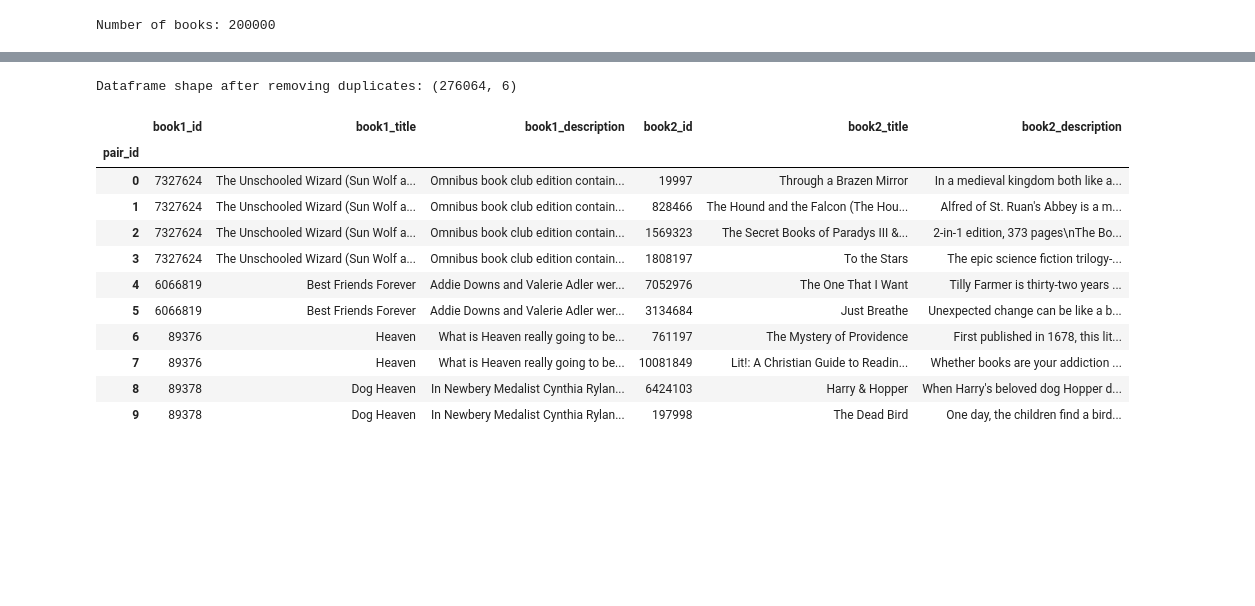
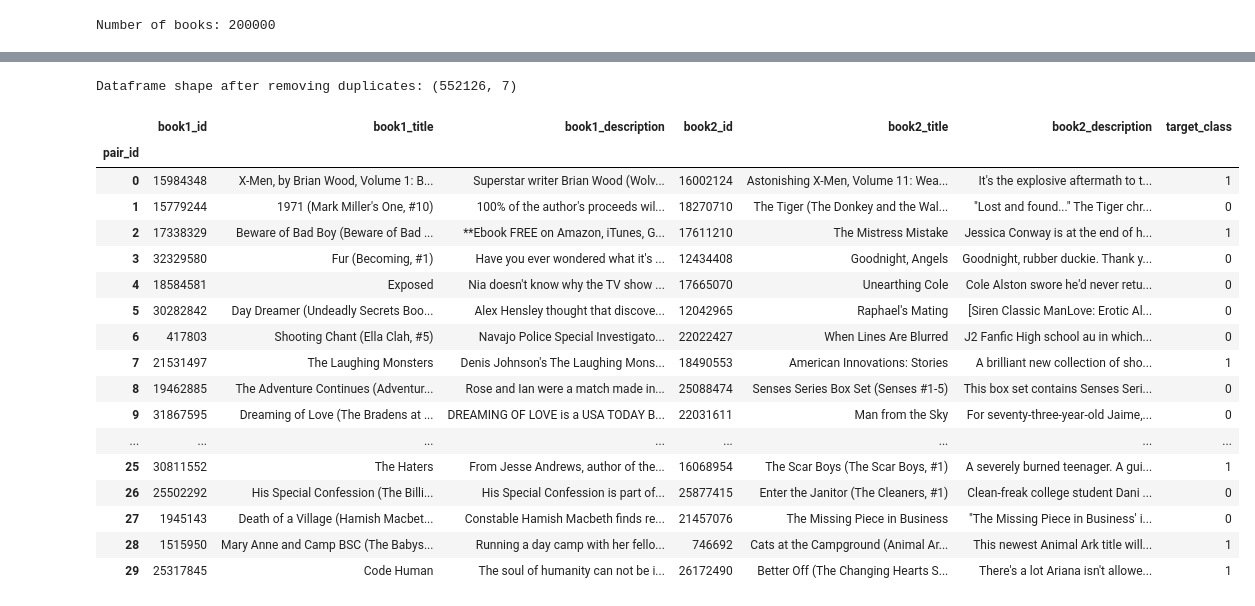
Before and after one commit to ZdravkoHvarlingov/bert-for-recommendation, a Jupyter notebook: data_exploration_and_preprocessing.ipynb, the cells around one changed output, grey strips where cells are left out. Cells and saved outputs as stored; diff of their text form; code cells hidden in the pictures; blank space fills up the shorter version.

```diff
--- a/data_exploration_and_preprocessing.ipynb
+++ b/data_exploration_and_preprocessing.ipynb
@@ -39,7 +51,7 @@ def extract_features_of_interest(books):
 
     return result
 # %%
-books = extract_features_of_interest(books)
+books = extract_features_of_interest(books_raw)
 # %%
 def filter_out_similar_books_out_of_scope_(books):
     for book_id in books:
@@ -92,3 +87,36 @@ def construct_similar_book_pairs(books):
+# %%
+def construct_book_pair(book1, book2, target_class):
+    return {
+        'book1_id': book1['book_id'],
+        'book1_title': book1['title'],
+        'book1_description': book1['description'],
+        'book2_id': book2['book_id'],
+        'book2_title': book2['title'],
+        'book2_description': book2['description'],
+        'target_class': target_class
+    }
+# %%
+def construct_book_pairs(books):
+    pairs = []
+
+    # Actual similar books hence target class 1
+    for book_id in books:
+        book = books[book_id]
+        for similar_book_id in book['similar_books']:
+            similar_book = books[similar_book_id]
+            pairs.append(construct_book_pair(book, similar_book, 1))
+
+    # The same number of randomly selected books to form pair of target class 0
+    num_of_similar_book_pairs = len(pairs)
+    num_of_books = len(books)
+    book_ids = list(books.keys())
+    for _ in range(num_of_similar_book_pairs):
+        book1_id = book_ids[randrange(num_of_books)]
+        book2_id = book_ids[randrange(num_of_books)]
+        pairs.append(construct_book_pair(books[book1_id], books[book2_id], 0))
+
+    shuffle(pairs)
+    return pairs
 # %%
-pairs = construct_similar_book_pairs(books)
+pairs = construct_book_pairs(books)
 # %%
@@ -130,18 +165,24 @@ Dataframe shape: (276064, 6)
 pairs_df = pairs_df.drop_duplicates(subset=['book1_id', 'book2_id'])
 # %%
 print(f'Dataframe shape after removing duplicates: {pairs_df.shape}')
-pairs_df.head(10)
+pairs_df.head(30)
 # %% [output]
-Dataframe shape after removing duplicates: (276064, 6)
+Dataframe shape after removing duplicates: (552126, 7)
-|  | book1_id | book1_title | book1_description | book2_id | book2_title | book2_description |
-| pair_id |  |  |  |  |  |  |
-| 0 | 7327624 | The Unschooled Wizard (Sun Wolf a... | Omnibus book club edition contain... | 19997 | Through a Brazen Mirror | In a medieval kingdom both like a... |
-| 1 | 7327624 | The Unschooled Wizard (Sun Wolf a... | Omnibus book club edition contain... | 828466 | The Hound and the Falcon (The Hou... | Alfred of St. Ruan's Abbey is a m... |
-| 2 | 7327624 | The Unschooled Wizard (Sun Wolf a... | Omnibus book club edition contain... | 1569323 | The Secret Books of Paradys III &... | 2-in-1 edition, 373 pages\nThe Bo... |
-| 3 | 7327624 | The Unschooled Wizard (Sun Wolf a... | Omnibus book club edition contain... | 1808197 | To the Stars | The epic science fiction trilogy-... |
-| 4 | 6066819 | Best Friends Forever | Addie Downs and Valerie Adler wer... | 7052976 | The One That I Want | Tilly Farmer is thirty-two years ... |
-| 5 | 6066819 | Best Friends Forever | Addie Downs and Valerie Adler wer... | 3134684 | Just Breathe | Unexpected change can be like a b... |
-| 6 | 89376 | Heaven | What is Heaven really going to be... | 761197 | The Mystery of Providence | First published in 1678, this lit... |
-| 7 | 89376 | Heaven | What is Heaven really going to be... | 10081849 | Lit!: A Christian Guide to Readin... | Whether books are your addiction ... |
-| 8 | 89378 | Dog Heaven | In Newbery Medalist Cynthia Rylan... | 6424103 | Harry & Hopper | When Harry's beloved dog Hopper d... |
-| 9 | 89378 | Dog Heaven | In Newbery Medalist Cynthia Rylan... | 197998 | The Dead Bird | One day, the children find a bird... |
+|  | book1_id | book1_title | book1_description | book2_id | book2_title | book2_description | target_class |
+| pair_id |  |  |  |  |  |  |  |
+| 0 | 15984348 | X-Men, by Brian Wood, Volume 1: B... | Superstar writer Brian Wood (Wolv... | 16002124 | Astonishing X-Men, Volume 11: Wea... | It's the explosive aftermath to t... | 1 |
+| 1 | 15779244 | 1971 (Mark Miller's One, #10) | 100% of the author's proceeds wil... | 18270710 | The Tiger (The Donkey and the Wal... | "Lost and found..." The Tiger chr... | 0 |
+| 2 | 17338329 | Beware of Bad Boy (Beware of Bad ... | **Ebook FREE on Amazon, iTunes, G... | 17611210 | The Mistress Mistake | Jessica Conway is at the end of h... | 1 |
+| 3 | 32329580 | Fur (Becoming, #1) | Have you ever wondered what it's ... | 12434408 | Goodnight, Angels | Goodnight, rubber duckie. Thank y... | 0 |
+| 4 | 18584581 | Exposed | Nia doesn't know why the TV show ... | 17665070 | Unearthing Cole | Cole Alston swore he'd never retu... | 0 |
+| 5 | 30282842 | Day Dreamer (Undeadly Secrets Boo... | Alex Hensley thought that discove... | 12042965 | Raphael's Mating | [Siren Classic ManLove: Erotic Al... | 0 |
+| 6 | 417803 | Shooting Chant (Ella Clah, #5) | Navajo Police Special Investigato... | 22022427 | When Lines Are Blurred | J2 Fanfic High school au in which... | 0 |
+| 7 | 21531497 | The Laughing Monsters | Denis Johnson's The Laughing Mons... | 18490553 | American Innovations: Stories | A brilliant new collection of sho... | 1 |
+| 8 | 19462885 | The Adventure Continues (Adventur... | Rose and Ian were a match made in... | 25088474 | Senses Series Box Set (Senses #1-5) | This box set contains Senses Seri... | 0 |
+| 9 | 31867595 | Dreaming of Love (The Bradens at ... | DREAMING OF LOVE is a USA TODAY B... | 22031611 | Man from the Sky | For seventy-three-year-old Jaime,... | 0 |
+| ... | ... | ... | ... | ... | ... | ... | ... |
+| 25 | 30811552 | The Haters | From Jesse Andrews, author of the... | 16068954 | The Scar Boys (The Scar Boys, #1) | A severely burned teenager. A gui... | 1 |
+| 26 | 25502292 | His Special Confession (The Billi... | His Special Confession is part of... | 25877415 | Enter the Janitor (The Cleaners, #1) | Clean-freak college student Dani ... | 0 |
+| 27 | 1945143 | Death of a Village (Hamish Macbet... | Constable Hamish Macbeth finds re... | 21457076 | The Missing Piece in Business | "The Missing Piece in Business' i... | 0 |
+| 28 | 1515950 | Mary Anne and Camp BSC (The Babys... | Running a day camp with her fello... | 746692 | Cats at the Campground (Animal Ar... | This newest Animal Ark title will... | 1 |
+| 29 | 25317845 | Code Human | The soul of humanity can not be i... | 26172490 | Better Off (The Changing Hearts S... | There's a lot Ariana isn't allowe... | 1 |
```
Also changed, not shown: parts of 13 cells of this notebook, 3 other files.
